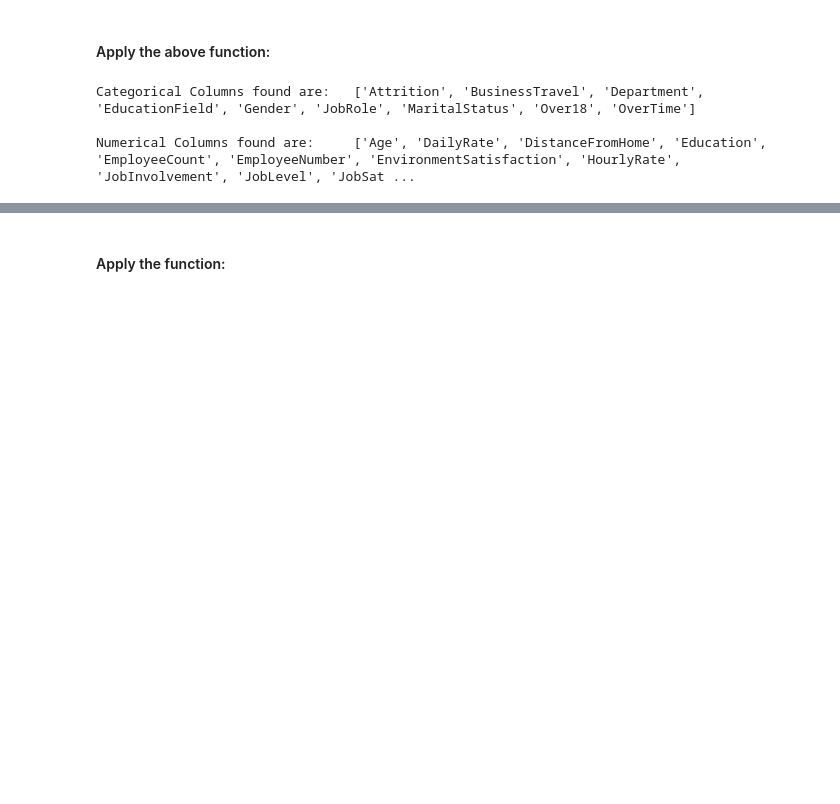
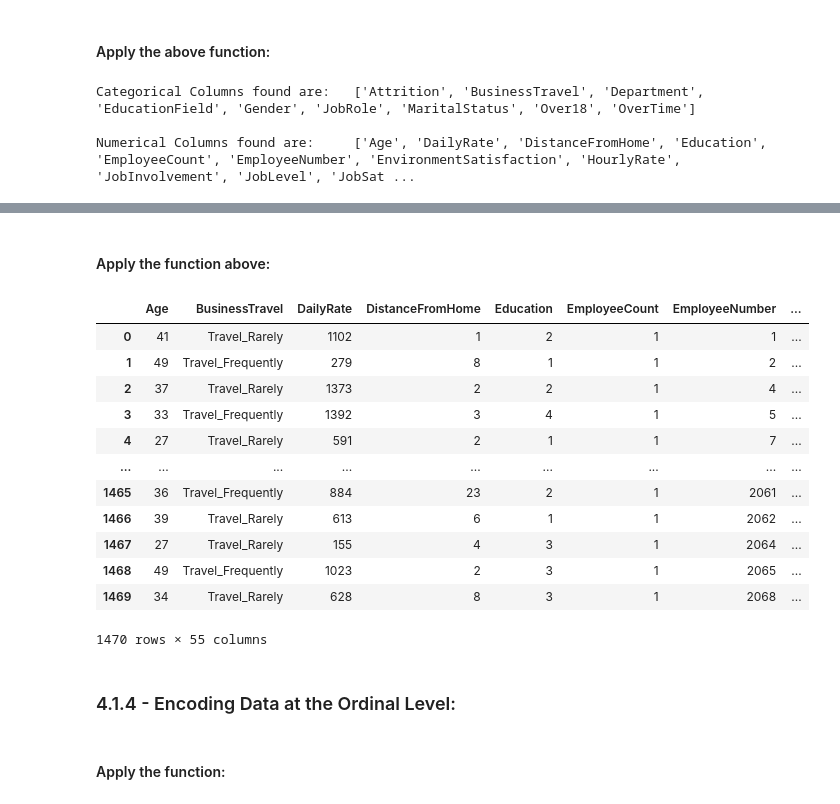
Before and after one commit to ylee9107/DS_Projects_for_Business, a Jupyter notebook: Project 1 - DS for HR department/DSB_Human Resource Department.ipynb, the cells around one changed output, grey strips where cells are left out. Drawn from its saved outputs; the diff is of its cells as text; code cells hidden in the pictures; blank space fills up the shorter version.

```diff
--- a/Project 1 - DS for HR department/DSB_Human Resource Department.ipynb
+++ b/Project 1 - DS for HR department/DSB_Human Resource Department.ipynb
@@ -509,3 +621,55 @@ From the output above, the list of Categorical Columns found matches the ones ma
+# %%
+class CustomCategoryEncoder_nominal(TransformerMixin):
+    """ This builds the Custom Category Encoder for nominal columns, that inherits the TransformerMixin class.
+        It will essentially dummify the values, this function is similar to one-hot-encoding (from sklearn).
+        The inheritance should have a .fit_transform method to call with .fit and .transform methods.
+    Parameters:
+        - dataFrame, is the input Dataset (DataFrame)
+        - cols, are the List of (Nominal) columns of interest for this transformation.
+    Returns:
+        - returns the Encoded Nominal Columns.
+    Notes:
+        - This class will convert "Yes" and "No" row values into 1 or 0.
+        - It will also check if the row values are in abbreviated format or not.
+            (i.e "Yes" or "Y", "No" or "N")
+
+    """
+    # Initialise one instance attribute, the columns
+    def __init__(self, cols=None):
+        self.cols = cols
+
+    # Transform the dataset with the dummy variables:
+    def transform(self, X):
+        return pd.get_dummies(data=X,
+                              columns= self.cols)
+
+    # Fit method, that follows the fit method from scikit-learn:
+    def fit(self, *_):
+        return self
+# %% [markdown]
+#### Apply the function above:
+# %%
+# Apply the custom encoder for Nominal columns, instantiate: similar to One-hot-encoding.
+cc_nominal_encoder = CustomCategoryEncoder_nominal(cols= list_categorical_columns_nominal)
+
+# Fit and transform on the dataset:
+cc_nominal_encoder.fit_transform(X=employee_data_df)
+# %% [output]
+|  | Age | BusinessTravel | DailyRate | DistanceFromHome | Education | EmployeeCount | EmployeeNumber | ... |
+| 0 | 41 | Travel_Rarely | 1102 | 1 | 2 | 1 | 1 | ... |
+| 1 | 49 | Travel_Frequently | 279 | 8 | 1 | 1 | 2 | ... |
+| 2 | 37 | Travel_Rarely | 1373 | 2 | 2 | 1 | 4 | ... |
+| 3 | 33 | Travel_Frequently | 1392 | 3 | 4 | 1 | 5 | ... |
+| 4 | 27 | Travel_Rarely | 591 | 2 | 1 | 1 | 7 | ... |
+| ... | ... | ... | ... | ... | ... | ... | ... | ... |
+| 1465 | 36 | Travel_Frequently | 884 | 23 | 2 | 1 | 2061 | ... |
+| 1466 | 39 | Travel_Rarely | 613 | 6 | 1 | 1 | 2062 | ... |
+| 1467 | 27 | Travel_Rarely | 155 | 4 | 3 | 1 | 2064 | ... |
+| 1468 | 49 | Travel_Frequently | 1023 | 2 | 3 | 1 | 2065 | ... |
+| 1469 | 34 | Travel_Rarely | 628 | 8 | 3 | 1 | 2068 | ... |
+1470 rows × 55 columns
+# %% [markdown]
+### 4.1.4 - Encoding Data at the Ordinal Level:
 # %%
 # Define the Custom category encoding Class:
 
```
Also changed, not shown: parts of 27 cells of this notebook.
